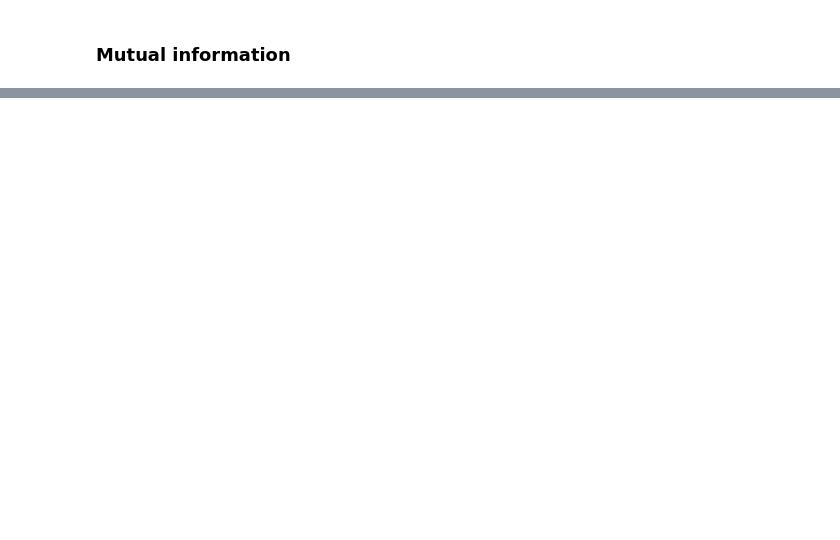
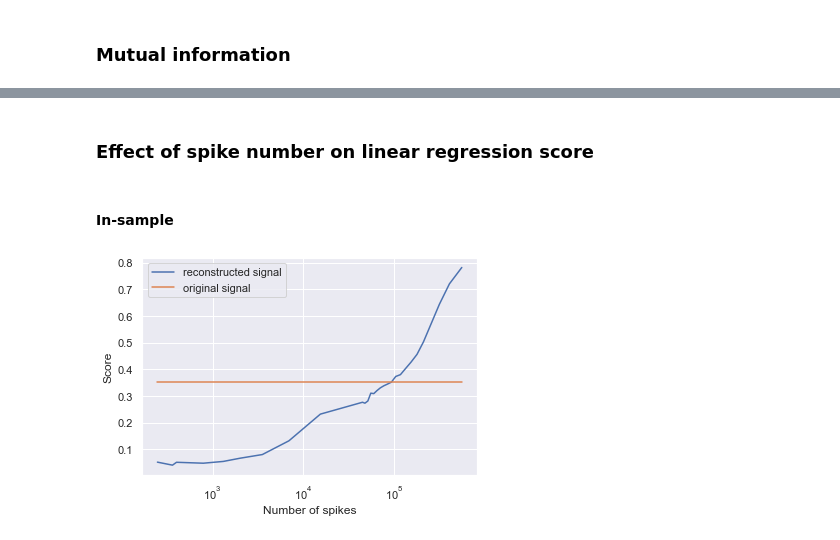
Before and after one commit to pennfranc/adm-ppg-analysis, a Jupyter notebook: mutual information analysis.ipynb, the cells around one changed output, grey strips where cells are left out. Saved outputs shown, nothing was run; the diff lists cells and outputs as text; code cells hidden in the pictures; blank space fills up the shorter version.

```diff
--- a/mutual information analysis.ipynb
+++ b/mutual information analysis.ipynb
@@ -200,0 +171,33 @@ plot_regression_scores(regression_score_ppg, regression_scores_rec, True)
+# %% [markdown]
+### Effect of spike number on linear regression score
+# %%
+def compute_scores(scoring_function):
+    f_ppg, score_ppg = score_pipeline(ppg, hr, scoring_function, fmin=fmin, fmax=fmax)
+    step_factor_list = np.concatenate([np.linspace(0, 1, 20), np.linspace(1, 10, 10)])
+    scores_rec = []
+    num_spikes_list = []
+
+    for step_factor in step_factor_list:
+        rec_signal, num_spikes = to_spikes_and_back(ppg, fs_ppg, step_factor)
+        f_rec, score_rec = score_pipeline(rec_signal, hr, scoring_function, fmin=fmin, fmax=fmax)
+
+        num_spikes_list.append(num_spikes)
+        scores_rec.append(score_rec)
+
+    return score_ppg, scores_rec, num_spikes_list
+# %%
+def plot_scores(score_ppg, scores_rec, num_spikes_list, cross_validated=False):
+    plt.semilogx(num_spikes_list, scores_rec, label='reconstructed signal')
+    plt.plot(num_spikes_list, [score_ppg] * len(num_spikes_list) , label='original signal')
+    plt.legend()
+    plt.ylabel('Score')
+    plt.xlabel('Number of spikes')
+    if cross_validated:
+        plt.ylim(-1, 1)
+# %% [markdown]
+#### In-sample
+# %%
+regression_score_ppg, regression_scores_rec, num_spikes_list = compute_scores(compute_regression_score)
+plot_scores(regression_score_ppg, regression_scores_rec, num_spikes_list)
+# %% [output]
+[figure, added]
```
Also changed, not shown: parts of 19 cells of this notebook, 1 other file.
